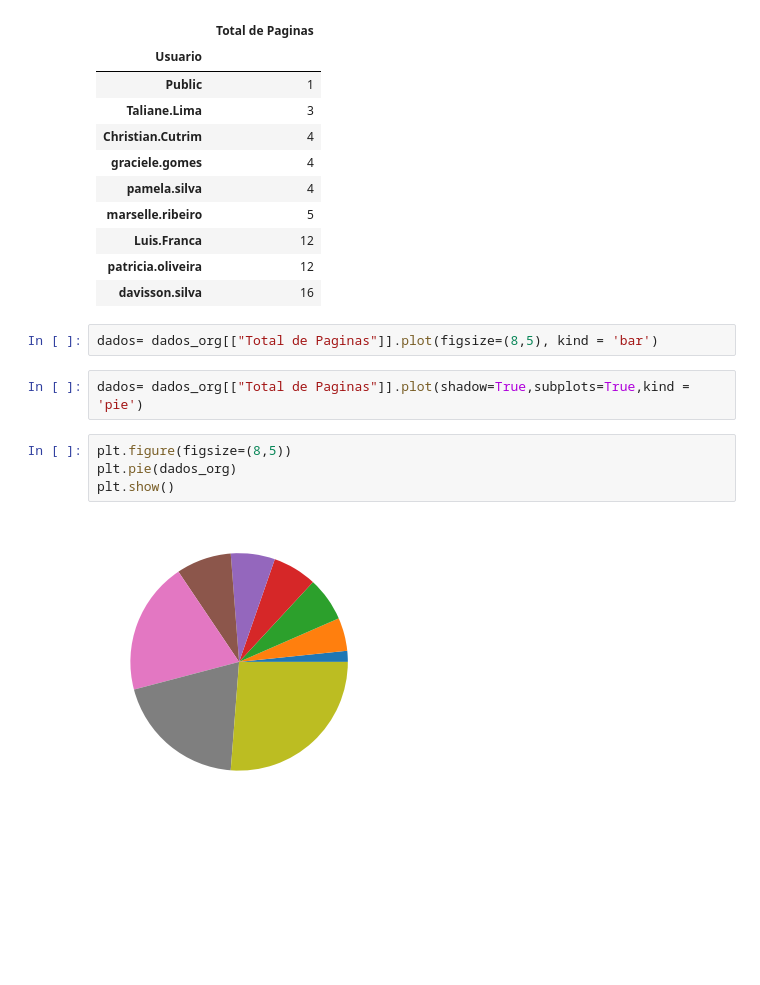
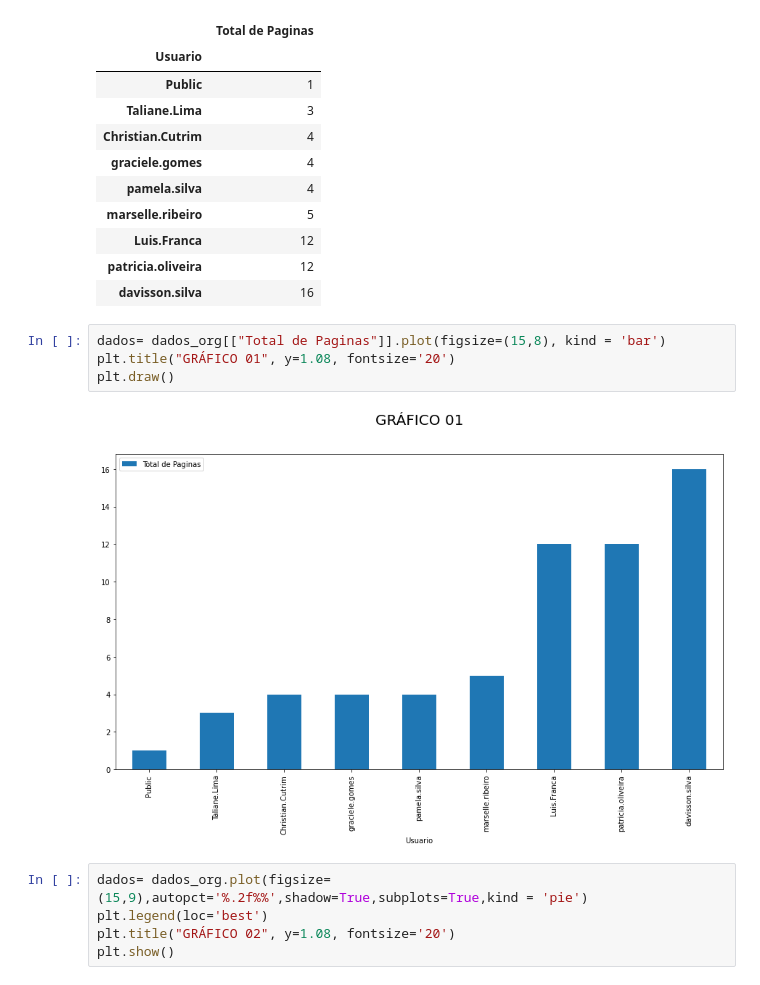
Before and after one commit to antoniovitorio/Projetos, a Jupyter notebook: Relatorio_Total_Paginas.ipynb, the cells around one changed output. Saved outputs shown, nothing was run; the diff lists cells and outputs as text; blank space fills up the shorter version.

```diff
--- a/Relatorio_Total_Paginas.ipynb
+++ b/Relatorio_Total_Paginas.ipynb
@@ -54,12 +54,13 @@ dados_org
 | patricia.oliveira | 12 |
 | davisson.silva | 16 |
 # %%
-dados= dados_org[["Total de Paginas"]].plot(figsize=(8,5), kind = 'bar')
+dados= dados_org[["Total de Paginas"]].plot(figsize=(15,8), kind = 'bar')
+plt.title("GRÁFICO 01", y=1.08, fontsize='20')
+plt.draw()
+# %% [output]
+[figure, added]
-# %%
-dados= dados_org[["Total de Paginas"]].plot(shadow=True,subplots=True,kind = 'pie')
-# %%
-plt.figure(figsize=(8,5))
-plt.pie(dados_org)
-plt.show()
-# %% [output]
-[figure, removed]
+# %%
+dados= dados_org.plot(figsize=(15,9),autopct='%.2f%%',shadow=True,subplots=True,kind = 'pie')
+plt.legend(loc='best')
+plt.title("GRÁFICO 02", y=1.08, fontsize='20')
+plt.show()
```
Also changed, not shown: parts of 2 cells of this notebook.
